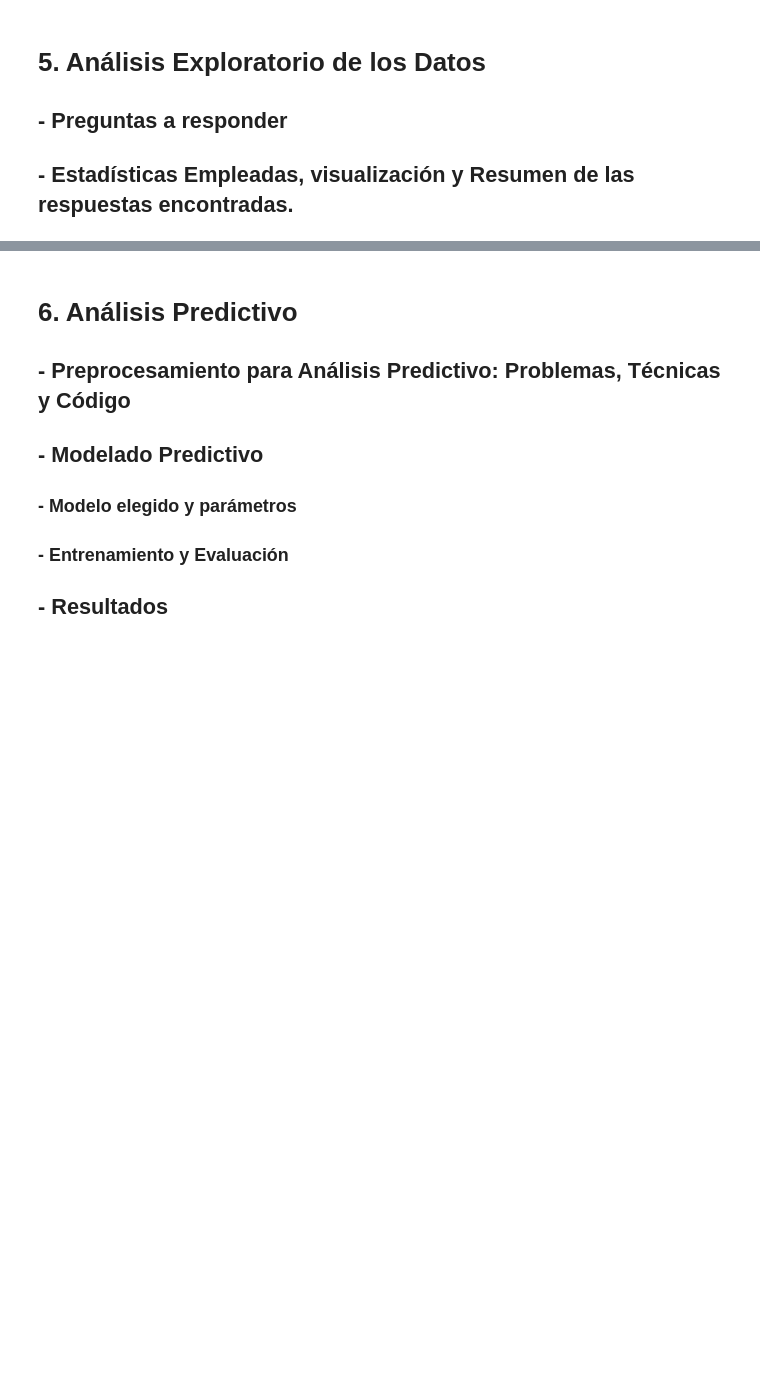
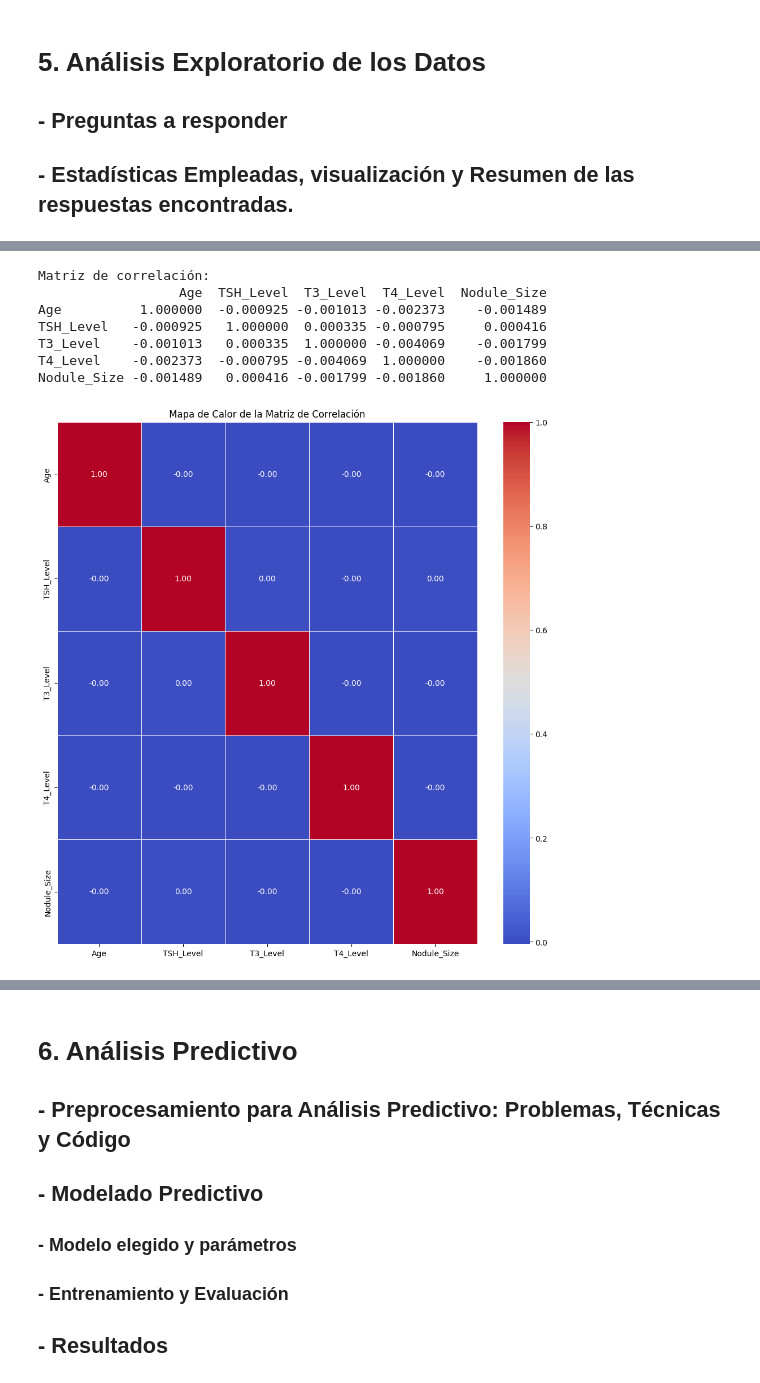
Before and after one commit to I-ULISES-I/Colabfiles, a Jupyter notebook: ProyectoProgADAP_256056.ipynb, the cells around one changed output, grey strips where cells are left out. Drawn from its saved outputs; the diff is of its cells as text; code cells hidden in the pictures; blank space fills up the shorter version.

```diff
--- a/ProyectoProgADAP_256056.ipynb
+++ b/ProyectoProgADAP_256056.ipynb
@@ -165,0 +251,24 @@ None
+# %%
+#Cálculo de la matriz de correlación.
+matriz_correlacion = df[columnas_numericas].corr()
+
+#Impresión de la matriz.
+print('Matriz de correlación:')
+print(matriz_correlacion)
+
+#Creación y diseño del mapa de calor.
+plt.figure(figsize=(12, 12))
+sns.heatmap(matriz_correlacion, annot=True, cmap='coolwarm', fmt='.2f', linewidths=0.5)
+plt.title('Mapa de Calor de la Matriz de Correlación')
+
+#Impresión del gráfico.
+plt.show()
+# %% [output]
+Matriz de correlación:
+                  Age  TSH_Level  T3_Level  T4_Level  Nodule_Size
+Age          1.000000  -0.000925 -0.001013 -0.002373    -0.001489
+TSH_Level   -0.000925   1.000000  0.000335 -0.000795     0.000416
+T3_Level    -0.001013   0.000335  1.000000 -0.004069    -0.001799
+T4_Level    -0.002373  -0.000795 -0.004069  1.000000    -0.001860
+Nodule_Size -0.001489   0.000416 -0.001799 -0.001860     1.000000
+[figure, added]
```
Also changed, not shown: parts of 9 cells of this notebook.
